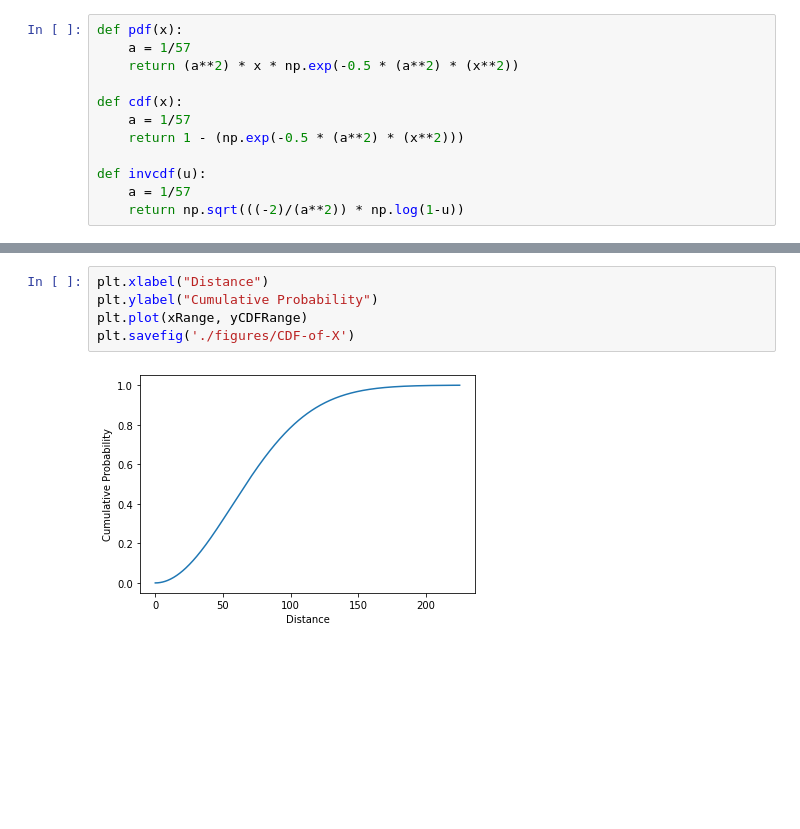
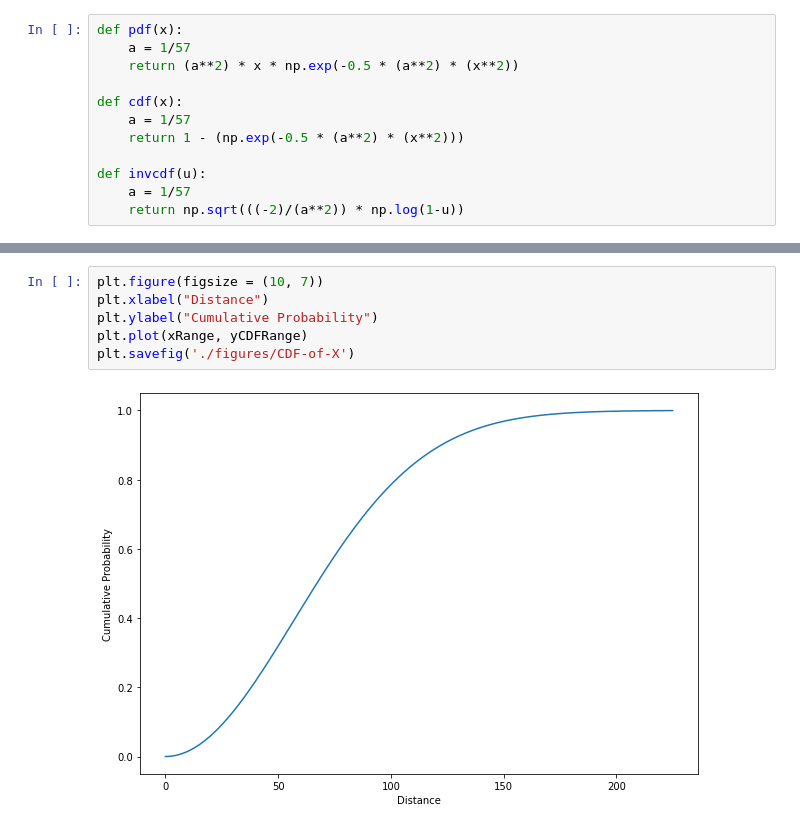
Before and after one commit to Ravocado/Probability-Project-3, a Jupyter notebook: figures.ipynb, the cells around one changed output, grey strips where cells are left out. Drawn from its saved outputs; the diff is of its cells as text; blank space fills up the shorter version.

```diff
--- a/figures.ipynb
+++ b/figures.ipynb
@@ -27,10 +27,11 @@ plt.savefig('./figures/PDF-of-X')
 # %%
+plt.figure(figsize = (10, 7))
 plt.xlabel("Distance")
 plt.ylabel("Cumulative Probability")
 plt.plot(xRange, yCDFRange)
 plt.savefig('./figures/CDF-of-X')
 # %% [output]
-[figure, old version]
+[figure, new version]
 # %%
 r1 = invcdf(0.5)
 r2 = invcdf(0.7)
```
Also changed, not shown: parts of 2 cells of this notebook, 4 other files.
